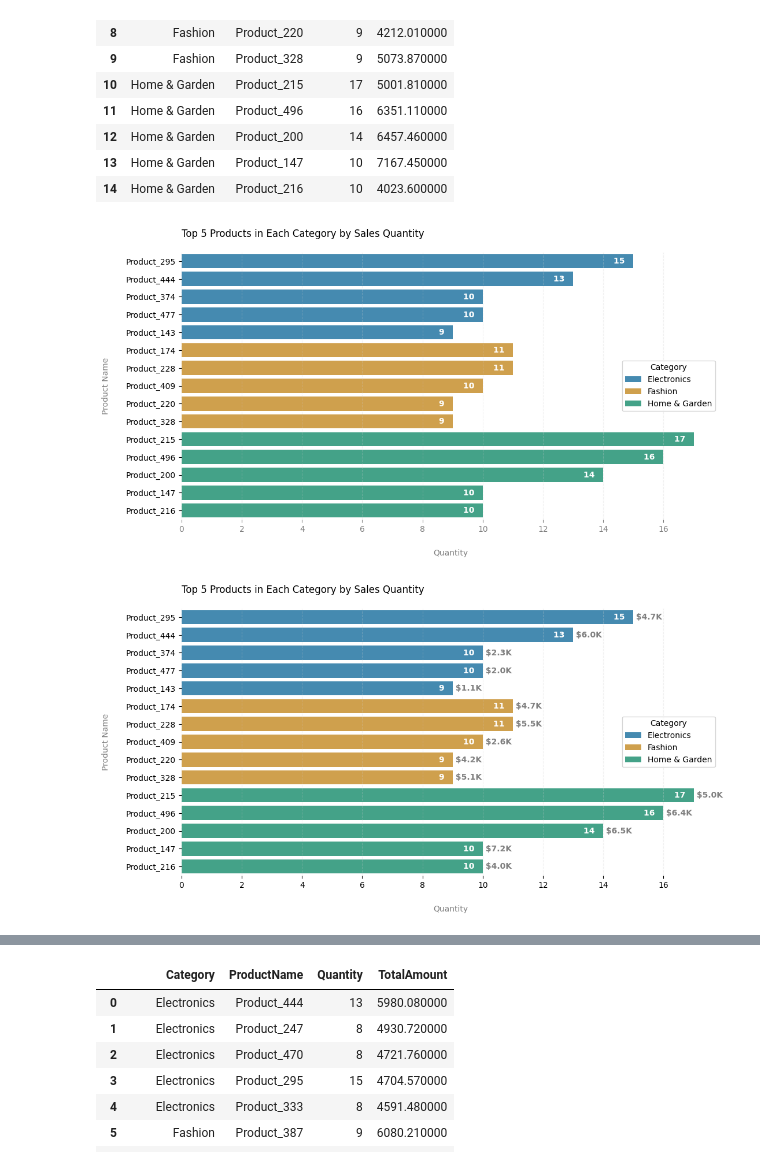
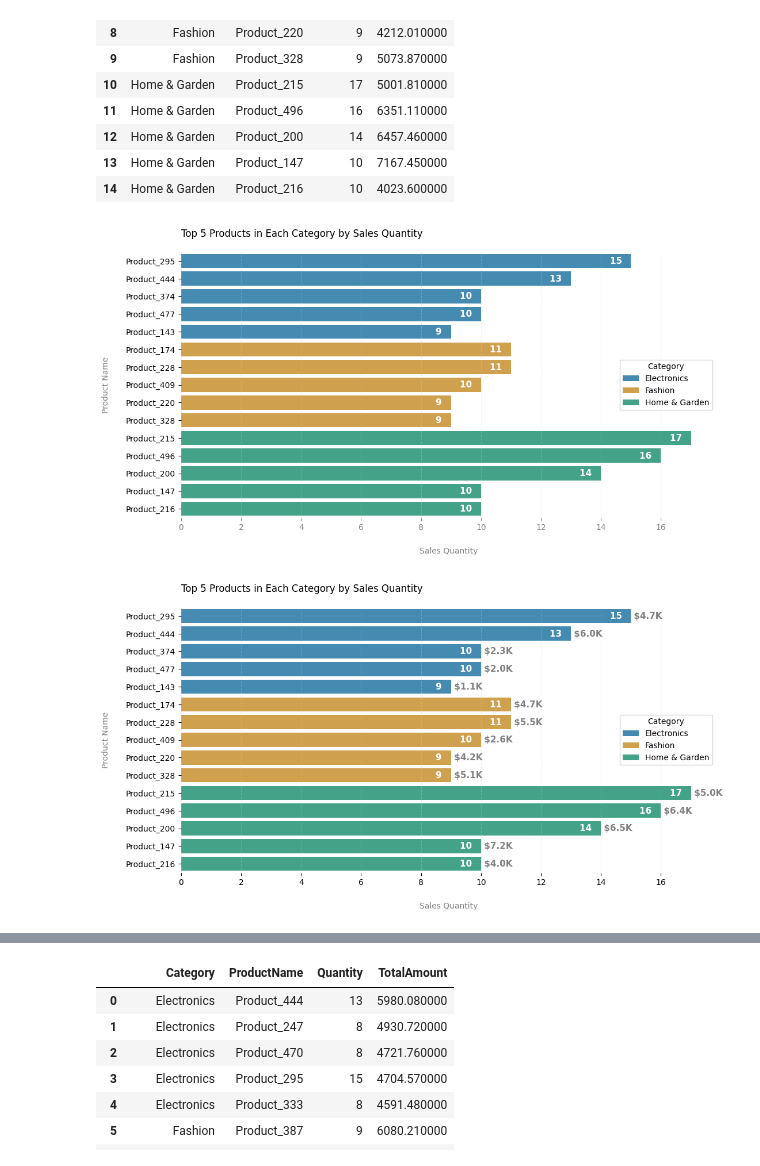
Before and after one commit to YuliaVK/Data-Analytics, a Jupyter notebook: EDA_Sales/notebooks/Sales_EDA.ipynb, the cells around one changed output, grey strips where cells are left out. Saved outputs shown, nothing was run; the diff lists cells and outputs as text; code cells hidden in the pictures.

```diff
--- a/EDA_Sales/notebooks/Sales_EDA.ipynb
+++ b/EDA_Sales/notebooks/Sales_EDA.ipynb
@@ -442,23 +433,23 @@ total_orders_amount_sorted
 # %%
 plt.figure(figsize=(8, 6))
 sns.barplot(x='UniqueOrders', y='CustomerCount', data=total_orders_amount, color='grey')
-plt.title('Distribution of Unique Orders per Customer', loc='left', y=1.04) # Remove. Add as subtitle to the presentation instead
+plt.title('Distribution of Unique Orders per Customer with Total Revenue', loc='left', y=1.04) # Remove. Add as subtitle to the presentation instead
 plt.xlabel('Number of Unique Orders', color='grey', fontsize=10, labelpad=20)
 plt.ylabel('Number of Customers', color='grey', fontsize=10, labelpad=20)
 
 for index, row in total_orders_amount.iterrows():
-    plt.text(index, row['CustomerCount'], f'${round(row["TotalAmount"] / 1000, 1)}K',
-             ha='center', va='bottom', color='grey', fontweight='bold')
+    plt.text(index, row['CustomerCount'], format_currency(row['TotalAmount']),
+             ha='center', va='bottom', color='grey', fontsize=11, fontweight='bold')
 
 for index, row in total_orders_amount_sorted[:1].iterrows():
-    plt.text(index, row['CustomerCount'], f'${round(row["TotalAmount"] / 1000, 1)}K',
-             ha='center', va='bottom', color='black', fontweight='bold')
+    plt.text(index, row['CustomerCount'], format_currency(row['TotalAmount']),
+             ha='center', va='bottom', color='black', fontsize=11, fontweight='bold')
     plt.bar(total_orders_amount_sorted.index[0],
         total_orders_amount_sorted.iloc[0]['CustomerCount'], color='steelblue')
 
 for index, row in customer_counts[:3].iterrows():
     plt.text(index, row['CustomerCount'], f'\n{row["CustomerCount"]}',
-             ha='center', va='top', color='white', fontweight='bold', alpha=0.7)
+             ha='center', va='top', color='white', fontsize=11, fontweight='bold', alpha=0.7)
 
 sns.despine()
 plt.gca().spines['left'].set_visible(False)
@@ -470,0 +462,25 @@ plt.show()
+# %%
+total_orders_amount_sorted['AverageSpendPerPerson'] = total_orders_amount_sorted['TotalAmount'] / total_orders_amount_sorted['CustomerCount']
+total_orders_amount_sorted_average = total_orders_amount_sorted.sort_values(by='AverageSpendPerPerson', ascending=False)
+# %%
+plt.figure(figsize=(8, 6))
+sns.barplot(x='UniqueOrders', y='CustomerCount', data=total_orders_amount, color='grey')
+plt.title('Distribution of Unique Orders per Customer with Average Spend', loc='left', y=1.04) # Remove. Add as subtitle to the presentation instead
+plt.xlabel('Number of Unique Orders', color='grey', fontsize=10, labelpad=20)
+plt.ylabel('Number of Customers', color='grey', fontsize=10, labelpad=20)
+
+for index, row in total_orders_amount_sorted.iterrows():
+    plt.text(index, row['CustomerCount'], format_currency(row['AverageSpendPerPerson']),
+             ha='center', va='bottom', color='grey', fontsize=11, fontweight='bold')
+
+for index, row in total_orders_amount_sorted_average.head(3).iterrows():
+    plt.bar(index, row['CustomerCount'], color='steelblue')
+    plt.text(index, row['CustomerCount'], format_currency(row['AverageSpendPerPerson']),
+             ha='center', va='bottom', color='black', fontsize=11, fontweight='bold')
+
+sns.despine()
+plt.gca().spines['left'].set_visible(False)
+plt.gca().spines['bottom'].set_color('grey')
+plt.tick_params(axis='x', colors='black')
+plt.tick_params(axis='y', colors='grey')
+plt.show()
@@ -655,38 +656,38 @@ top_5_products_by_category.style.background_gradient()
 # %%
 plt.figure(figsize=(12, 6))
 sns.barplot(x='Quantity', y='ProductName', hue='Category', data=top_5_products_by_category, palette='colorblind', alpha=0.8)
 plt.title('Top 5 Products in Each Category by Sales Quantity', loc='left', y=1.04) # Remove. Add as subtitle to the presentation instead
-plt.xlabel('Quantity', color='grey', fontsize=10, labelpad=20)
+plt.xlabel('Sales Quantity', color='grey', fontsize=10, labelpad=20)
 plt.ylabel('Product Name', color='grey', fontsize=10, labelpad=20)
 
 for index, row in top_5_products_by_category.iterrows():
     plt.text(row['Quantity'], index, f'{row["Quantity"]}   ',
-            ha='right', va='center', color='white', fontweight='bold')
-    plt.text(row['Quantity'], index, f' ${round(row["TotalAmount"] / 1000, 1)}K',
-            ha='left', va='center', color='grey', alpha=0, fontweight='bold')
+            ha='right', va='center', color='white', fontsize=11, fontweight='bold')
+    plt.text(row['Quantity'], index, ' ' + format_currency(row['TotalAmount']),
+            ha='left', va='center', color='grey', alpha=0, fontsize=11, fontweight='bold')
 
 sns.despine()
 plt.gca().spines['left'].set_visible(False)
 plt.gca().spines['bottom'].set_visible(False)
 plt.grid(axis='x', linestyle='--', color='lightgrey', alpha=0.3)
 plt.tick_params(axis='x', colors='grey')
 plt.tick_params(axis='y', colors='black')
 plt.legend(title='Category', loc='center right')
 plt.show()
 # %% [output]
-[figure, old version]
+[figure, new version]
 # %%
 plt.figure(figsize=(12, 6))
 sns.barplot(x='Quantity', y='ProductName', hue='Category', data=top_5_products_by_category, palette='colorblind', alpha=0.8)
 plt.title('Top 5 Products in Each Category by Sales Quantity', loc='left', y=1.04) # Remove. Add as subtitle to the presentation instead
-plt.xlabel('Quantity', color='grey', fontsize=10, labelpad=20)
+plt.xlabel('Sales Quantity', color='grey', fontsize=10, labelpad=20)
 plt.ylabel('Product Name', color='grey', fontsize=10, labelpad=20)
 
 for index, row in top_5_products_by_category.iterrows():
-    plt.text(row['Quantity'], index, f' ${round(row["TotalAmount"] / 1000, 1)}K',
-            ha='left', va='center', color='grey', fontweight='bold')
+    plt.text(row['Quantity'], index, ' ' + format_currency(row['TotalAmount']),
+            ha='left', va='center', color='grey', fontsize=11, fontweight='bold')
     plt.text(row['Quantity'], index, f'{row["Quantity"]}   ',
-            ha='right', va='center', color='white', fontweight='bold')
+            ha='right', va='center', color='white', fontsize=11, fontweight='bold')
 
 sns.despine()
 plt.gca().spines['left'].set_visible(False)
@@ -697,7 +698,7 @@ plt.tick_params(axis='y', colors='black')
 plt.legend(title='Category', loc='center right')
 plt.show()
 # %% [output]
-[figure, old version]
+[figure, new version]
 # %%
 top_in_category = top_5_products_by_category.sort_values(['Category', 'TotalAmount'], ascending=[True, False])
 top_in_category = top_in_category.groupby('Category').head(1).reset_index(drop=True)
```
Also changed, not shown: parts of 9 cells of this notebook.
